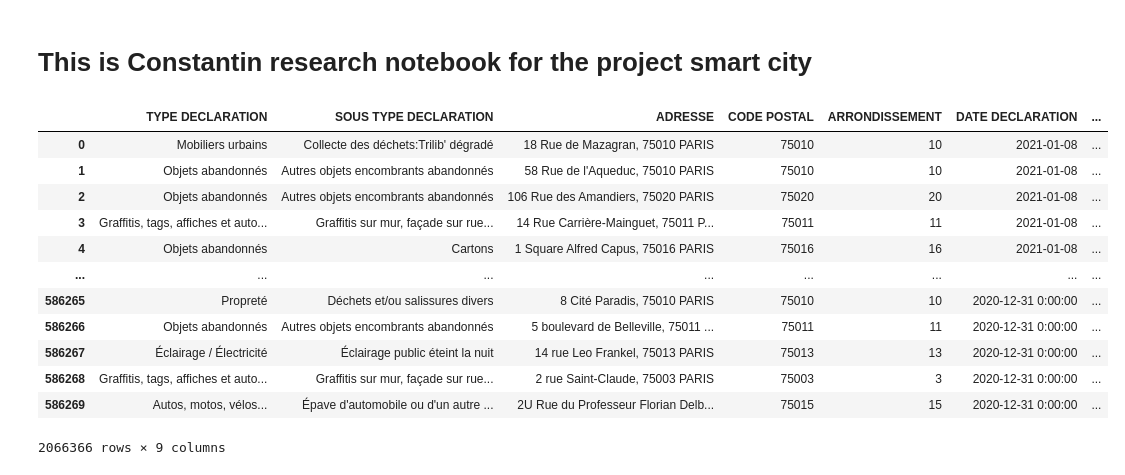
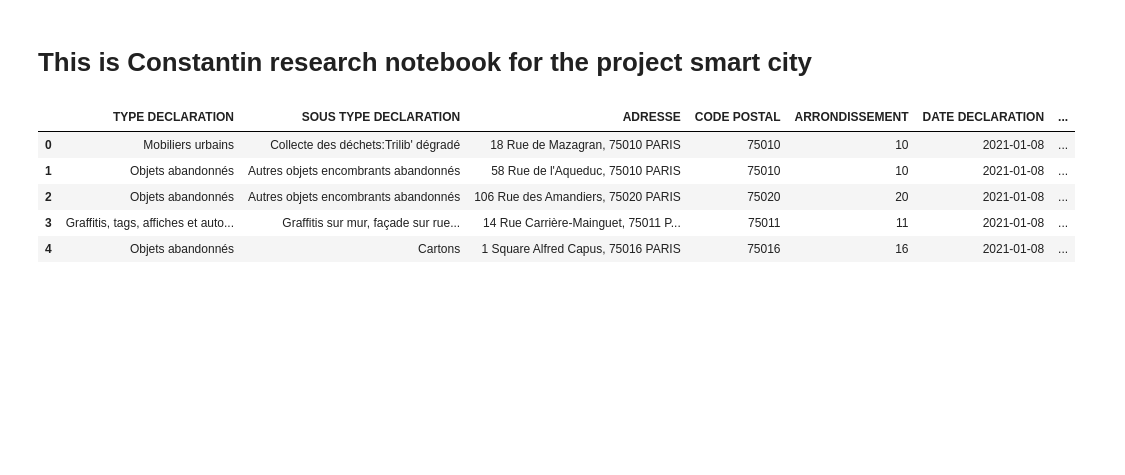
Before and after one commit to ticuss/Smart-City-Project, a Jupyter notebook: research_constantin.ipynb, the cells around one changed output. Cells and saved outputs as stored; diff of their text form; code cells hidden in the pictures; blank space fills up the shorter version.

```diff
--- a/research_constantin.ipynb
+++ b/research_constantin.ipynb
@@ -20,8 +21,6 @@ df_2020 = get_data("DMR_2020.csv.zip")
 df_2019 = get_data("DMR_2019.csv.zip")
 # %%
 df_2021_2022[['X', 'Y']] = df_2021_2022['geo_point_2d'].str.split(',', expand=True)
-df_2021_2022['X'] = df_2021_2022['X'].astype(float)
-df_2021_2022['Y'] = df_2021_2022['Y'].astype(float)
 # %%
 df_2021_2022 = df_2021_2022.drop(['ID DECLARATION', 'VILLE', 'ANNEE DECLARATION', 'MOIS DECLARATION',
          'OUTIL SOURCE', 'ID_DMR', 'geo_shape', 'geo_point_2d', 'CONSEIL DE QUARTIER'], axis = 1)
@@ -30,23 +29,18 @@ df_2019_2020 = pd.concat([df_2019, df_2020])
 df_2019_2020 = df_2019_2020.drop(['OBJECTID', 'ID_DMR', 'VILLE' ,'ANNEEDECL' ,'MOISDECL' ,'NUMERO','PREFIXE', 'CONSEILQUARTIER',  ], axis = 1)
 # %%
 df_2019_2020.rename(columns = {'TYPE':'TYPE DECLARATION', 'SOUSTYPE':'SOUS TYPE DECLARATION', 'CODE_POSTAL':'CODE POSTAL', 'DATEDECL':'DATE DECLARATION'}, inplace = True)
+df_2019_2020.rename(columns = {'Y':'LONGITUDE', 'X':'LATITUDE'}, inplace = True)
+df_2021_2022.rename(columns = {'X':'LONGITUDE', 'Y':'LATITUDE'}, inplace = True)
 df_final = pd.concat([df_2021_2022, df_2019_2020])
 # %%
-df_final
+df_final.head()
 # %% [output]
 |  | TYPE DECLARATION | SOUS TYPE DECLARATION | ADRESSE | CODE POSTAL | ARRONDISSEMENT | DATE DECLARATION | ... |
 | 0 | Mobiliers urbains | Collecte des déchets:Trilib' dégradé | 18 Rue de Mazagran, 75010 PARIS | 75010 | 10 | 2021-01-08 | ... |
 | 1 | Objets abandonnés | Autres objets encombrants abandonnés | 58 Rue de l'Aqueduc, 75010 PARIS | 75010 | 10 | 2021-01-08 | ... |
 | 2 | Objets abandonnés | Autres objets encombrants abandonnés | 106 Rue des Amandiers, 75020 PARIS | 75020 | 20 | 2021-01-08 | ... |
 | 3 | Graffitis, tags, affiches et auto... | Graffitis sur mur, façade sur rue... | 14 Rue Carrière-Mainguet, 75011 P... | 75011 | 11 | 2021-01-08 | ... |
 | 4 | Objets abandonnés | Cartons | 1 Square Alfred Capus, 75016 PARIS | 75016 | 16 | 2021-01-08 | ... |
-| ... | ... | ... | ... | ... | ... | ... | ... |
-| 586265 | Propreté | Déchets et/ou salissures divers | 8 Cité Paradis, 75010 PARIS | 75010 | 10 | 2020-12-31 0:00:00 | ... |
-| 586266 | Objets abandonnés | Autres objets encombrants abandonnés | 5 boulevard de Belleville, 75011 ... | 75011 | 11 | 2020-12-31 0:00:00 | ... |
-| 586267 | Éclairage / Électricité | Éclairage public éteint la nuit | 14 rue Leo Frankel, 75013 PARIS | 75013 | 13 | 2020-12-31 0:00:00 | ... |
-| 586268 | Graffitis, tags, affiches et auto... | Graffitis sur mur, façade sur rue... | 2 rue Saint-Claude, 75003 PARIS | 75003 | 3 | 2020-12-31 0:00:00 | ... |
-| 586269 | Autos, motos, vélos... | Épave d'automobile ou d'un autre ... | 2U Rue du Professeur Florian Delb... | 75015 | 15 | 2020-12-31 0:00:00 | ... |
-2066366 rows × 9 columns
 # %%
 arrondissement_count = df_final["ARRONDISSEMENT"].value_counts()
 
```
Also changed, not shown: parts of 7 cells of this notebook.
